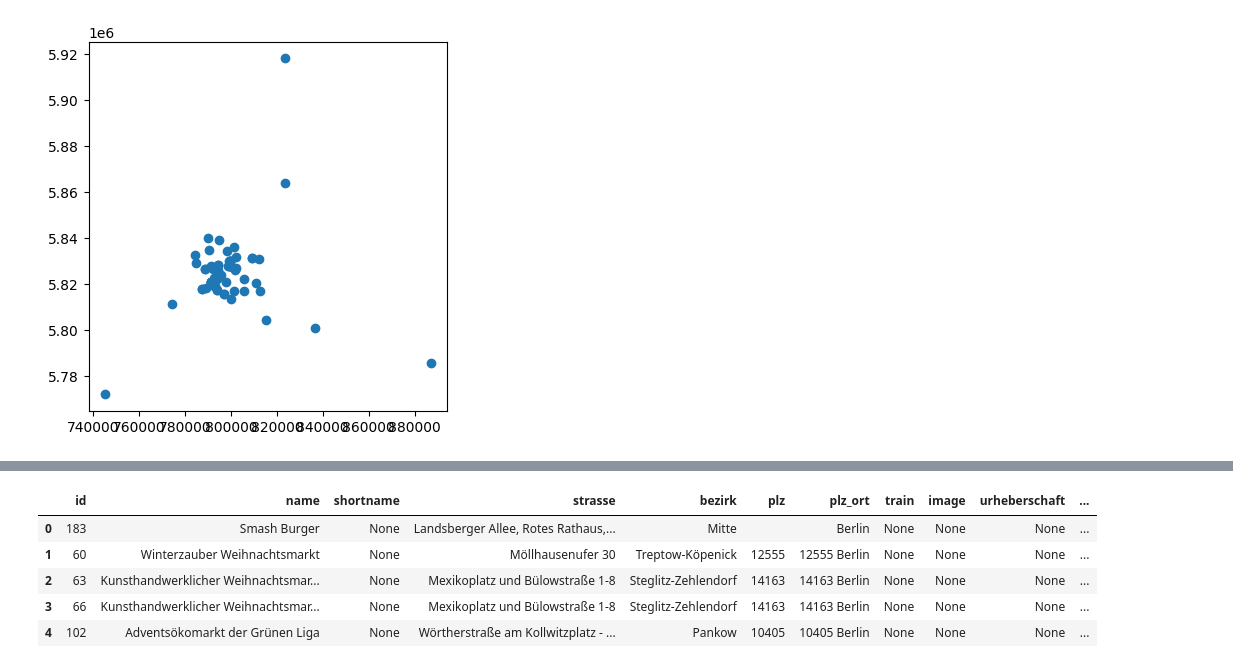
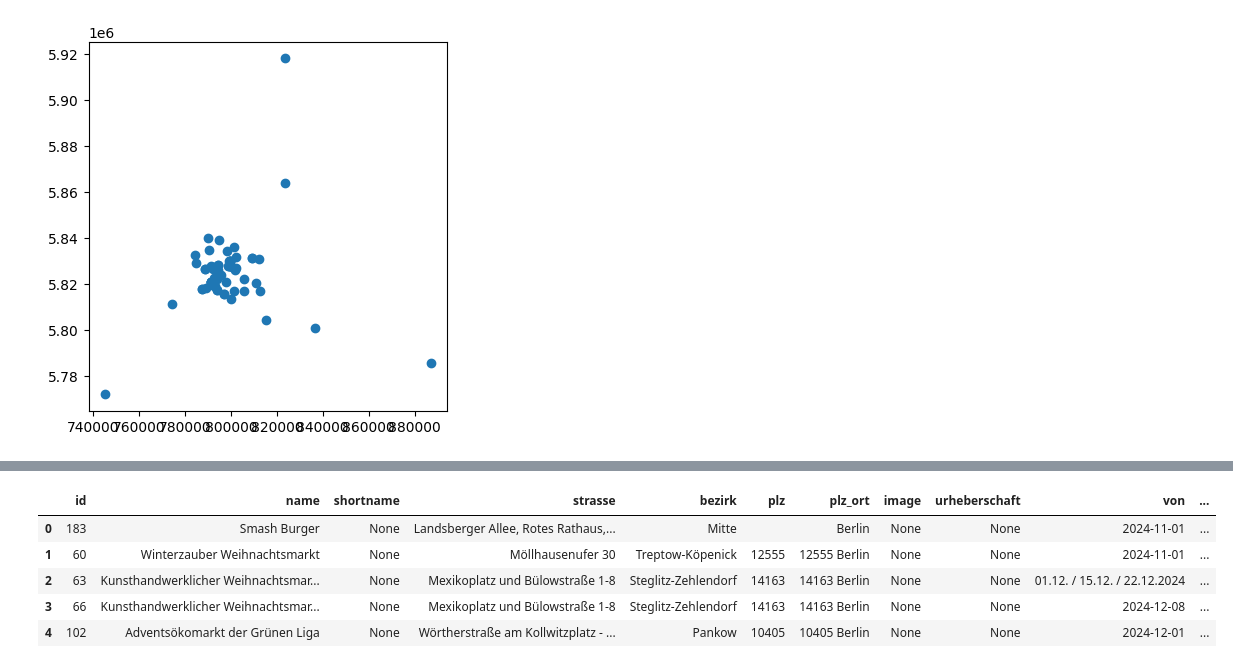
Before and after one commit to technologiestiftung/weihnachtsmarktkarte, a Jupyter notebook: data_processing/markets_2024.ipynb, the cells around one changed output, grey strips where cells are left out. Cells and saved outputs as stored; diff of their text form; code cells hidden in the pictures.

```diff
--- a/data_processing/markets_2024.ipynb
+++ b/data_processing/markets_2024.ipynb
@@ -175,7 +138,7 @@ df["short_distance"] = 0
 df["bemerkungen_en"] = None
 
 #new order of data frame columns
-df = df[["id","name", "shortname", "strasse", "bezirk", "plz", "plz_ort", "train", "image", "urheberschaft", "von", "bis", "oeffnungszeiten", "Mo", "Di", "Mi", "Do", "Fr", "Sa", "So", "closed-exc", "hours-exc", "w3", "bemerkungen", "bemerkungen_en", "lat", "lng", "ignore", "immer-kostenlos", "international", "barrierefrei", "action", "short_distance"]]
+df = df[["id","name", "shortname", "strasse", "bezirk", "plz", "plz_ort", "image", "urheberschaft", "von", "bis", "oeffnungszeiten", "Mo", "Di", "Mi", "Do", "Fr", "Sa", "So", "closed-exc", "hours-exc", "w3", "bemerkungen", "bemerkungen_en", "lat", "lng", "ignore", "immer-kostenlos", "international", "barrierefrei", "action", "short_distance"]]
 
 df.head()
 # %% [output]
@@ -228,3 +151,16 @@ df.head()
+# %%
+#column "ort"
+
+df["bezirk"].unique()
+
+list_bez = ['Mitte', 'Treptow-Köpenick', 'Steglitz-Zehlendorf', 'Pankow',
+       'Spandau', 'Reinickendorf', 'Tempelhof-Schöneberg',
+       'Marzahn-Hellersdorf', 'Charlottenburg-Wilmersdorf', 'Potsdam',
+       'Friedrichshain-Kreuzberg', 'Neukölln']
+
+df["ort"] = "Berlin"
+
+df.loc[~df["bezirk"].isin(list_bez), "ort"] = None
 # %%
 #combined column "plz_ort" as str
 df["plz_ort"] = df["plz"].astype(str) + " " + df["ort"]
@@ -636,0 +574,5 @@ vbb
+# %%
+#exclude all rows that contain the words bus, tram, ersatz or verwaist in the column "Bauwerkselement Name"
+vbb = vbb[~vbb["Bauwerkselement Name"].str.contains("Bus|Tram|Ersatz|Verwaist", case=False, na=False)]
+
+vbb["Bauwerk Name"].unique()
@@ -735,9 +679,9 @@ gdf.plot()
 <Axes: >
 [figure]
 # %%
-#buffer 500m
-gdf["geometry_500"] = gdf.geometry.buffer(500)
-gdf = gdf.set_geometry("geometry_500")
+#buffer 400m
+gdf["geometry_400"] = gdf.geometry.buffer(400)
+gdf = gdf.set_geometry("geometry_400")
 # %%
 #intersection
 pd.set_option("display.max_columns", None)
@@ -779,19 +723,19 @@ result_grouped.head()
 # %%
 #add info from intersection to gdf
 
 #merge
 gdf = gdf.merge(result_grouped, on="name", how="left")
 
-gdf = gdf.drop(columns=["geometry_500"])
+gdf = gdf.drop(columns=["geometry_400"])
 
 gdf = gdf.set_geometry("geometry")
 
 gdf.head()
 # %% [output]
-|  | id | name | shortname | strasse | bezirk | plz | plz_ort | train | image | urheberschaft | ... |
-| 0 | 183 | Smash Burger | None | Landsberger Allee, Rotes Rathaus,... | Mitte |  | Berlin | None | None | None | ... |
-| 1 | 60 | Winterzauber Weihnachtsmarkt | None | Möllhausenufer 30 | Treptow-Köpenick | 12555 | 12555 Berlin | None | None | None | ... |
-| 2 | 63 | Kunsthandwerklicher Weihnachtsmar... | None | Mexikoplatz und Bülowstraße 1-8 | Steglitz-Zehlendorf | 14163 | 14163 Berlin | None | None | None | ... |
-| 3 | 66 | Kunsthandwerklicher Weihnachtsmar... | None | Mexikoplatz und Bülowstraße 1-8 | Steglitz-Zehlendorf | 14163 | 14163 Berlin | None | None | None | ... |
-| 4 | 102 | Adventsökomarkt der Grünen Liga | None | Wörtherstraße am Kollwitzplatz - ... | Pankow | 10405 | 10405 Berlin | None | None | None | ... |
+|  | id | name | shortname | strasse | bezirk | plz | plz_ort | image | urheberschaft | von | ... |
+| 0 | 183 | Smash Burger | None | Landsberger Allee, Rotes Rathaus,... | Mitte |  | Berlin | None | None | 2024-11-01 | ... |
+| 1 | 60 | Winterzauber Weihnachtsmarkt | None | Möllhausenufer 30 | Treptow-Köpenick | 12555 | 12555 Berlin | None | None | 2024-11-01 | ... |
+| 2 | 63 | Kunsthandwerklicher Weihnachtsmar... | None | Mexikoplatz und Bülowstraße 1-8 | Steglitz-Zehlendorf | 14163 | 14163 Berlin | None | None | 01.12. / 15.12. / 22.12.2024 | ... |
+| 3 | 66 | Kunsthandwerklicher Weihnachtsmar... | None | Mexikoplatz und Bülowstraße 1-8 | Steglitz-Zehlendorf | 14163 | 14163 Berlin | None | None | 2024-12-08 | ... |
+| 4 | 102 | Adventsökomarkt der Grünen Liga | None | Wörtherstraße am Kollwitzplatz - ... | Pankow | 10405 | 10405 Berlin | None | None | 2024-12-01 | ... |
 # %%
```
Also changed, not shown: parts of 36 cells of this notebook, 6 other files.
